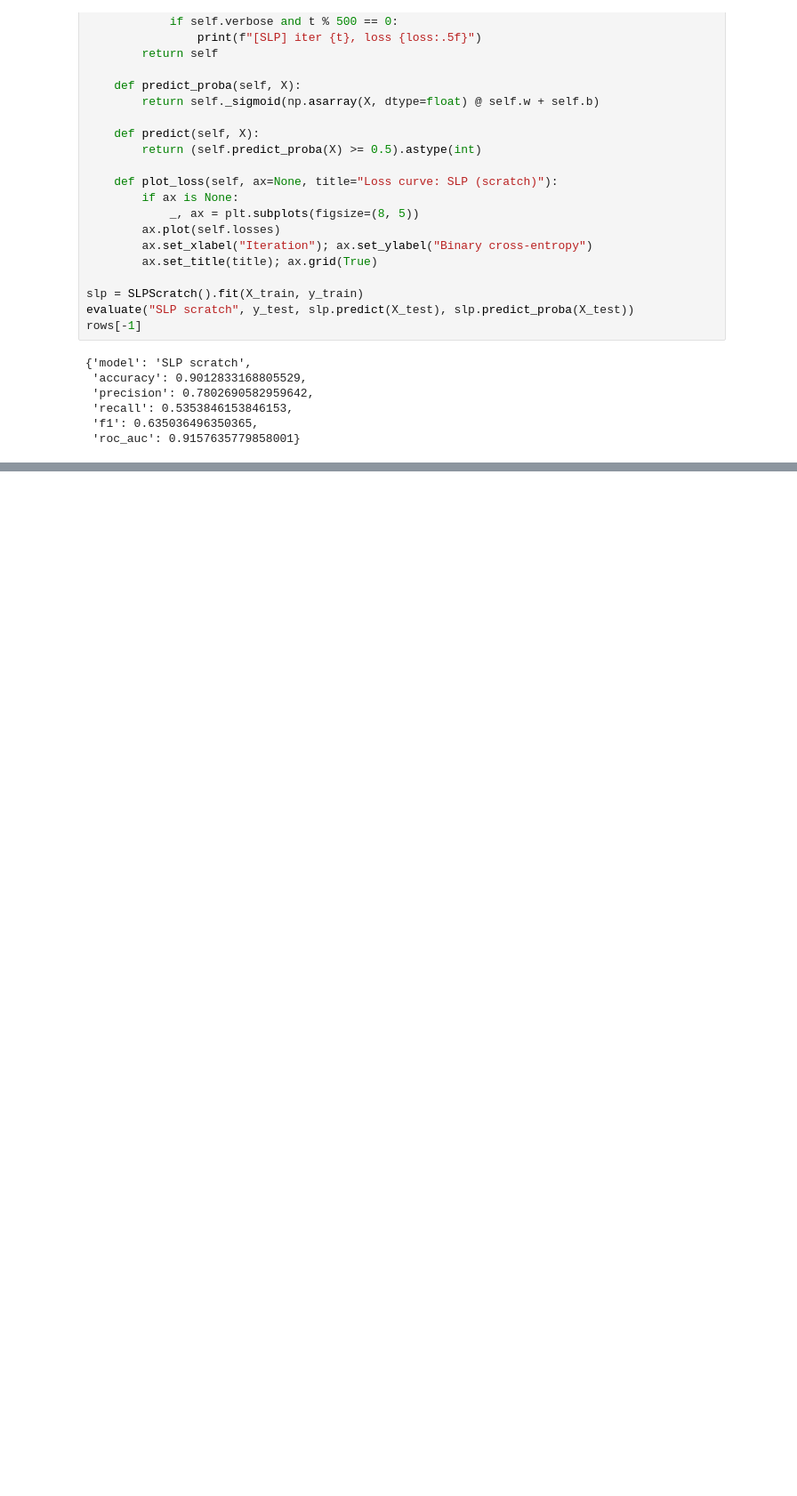
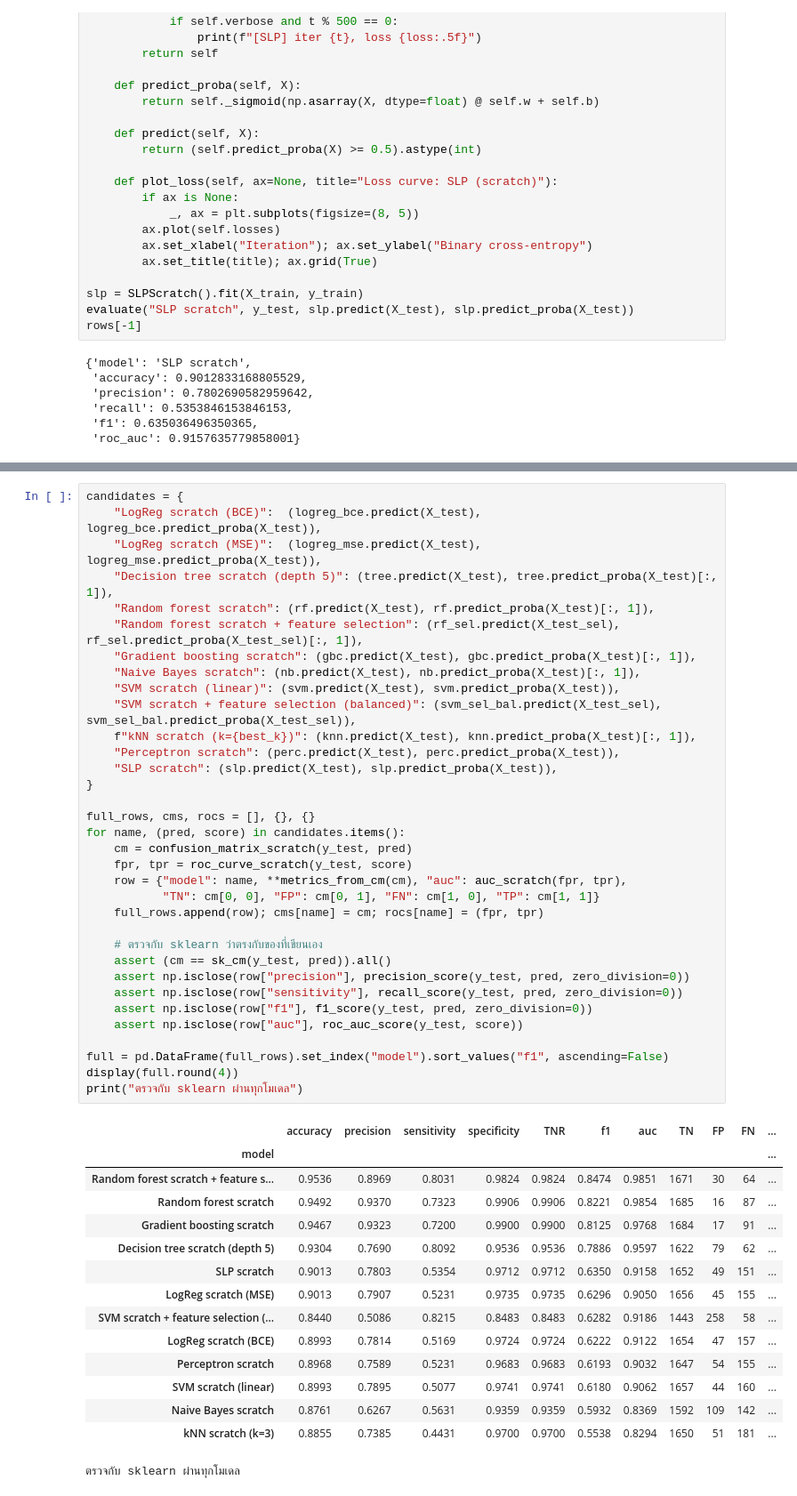
Before and after one commit to nj-nattida/Intro-to-ML, a Jupyter notebook: classification_compare.ipynb, the cells around one changed output, grey strips where cells are left out. Shown at 89% size. Drawn from its saved outputs; the diff is of its cells as text; blank space fills up the shorter version.

```diff
--- a/classification_compare.ipynb
+++ b/classification_compare.ipynb
@@ -978,0 +1018,50 @@ ax.set_title("Test-set metrics"); ax.invert_yaxis(); ax.grid(axis="x"); plt.tigh
+# %%
+candidates = {
+    "LogReg scratch (BCE)":  (logreg_bce.predict(X_test), logreg_bce.predict_proba(X_test)),
+    "LogReg scratch (MSE)":  (logreg_mse.predict(X_test), logreg_mse.predict_proba(X_test)),
+    "Decision tree scratch (depth 5)": (tree.predict(X_test), tree.predict_proba(X_test)[:, 1]),
+    "Random forest scratch": (rf.predict(X_test), rf.predict_proba(X_test)[:, 1]),
+    "Random forest scratch + feature selection": (rf_sel.predict(X_test_sel), rf_sel.predict_proba(X_test_sel)[:, 1]),
+    "Gradient boosting scratch": (gbc.predict(X_test), gbc.predict_proba(X_test)[:, 1]),
+    "Naive Bayes scratch": (nb.predict(X_test), nb.predict_proba(X_test)[:, 1]),
+    "SVM scratch (linear)": (svm.predict(X_test), svm.predict_proba(X_test)),
+    "SVM scratch + feature selection (balanced)": (svm_sel_bal.predict(X_test_sel), svm_sel_bal.predict_proba(X_test_sel)),
+    f"kNN scratch (k={best_k})": (knn.predict(X_test), knn.predict_proba(X_test)[:, 1]),
+    "Perceptron scratch": (perc.predict(X_test), perc.predict_proba(X_test)),
+    "SLP scratch": (slp.predict(X_test), slp.predict_proba(X_test)),
+}
+
+full_rows, cms, rocs = [], {}, {}
+for name, (pred, score) in candidates.items():
+    cm = confusion_matrix_scratch(y_test, pred)
+    fpr, tpr = roc_curve_scratch(y_test, score)
+    row = {"model": name, **metrics_from_cm(cm), "auc": auc_scratch(fpr, tpr),
+           "TN": cm[0, 0], "FP": cm[0, 1], "FN": cm[1, 0], "TP": cm[1, 1]}
+    full_rows.append(row); cms[name] = cm; rocs[name] = (fpr, tpr)
+
+    # ตรวจกับ sklearn ว่าตรงกับของที่เขียนเอง
+    assert (cm == sk_cm(y_test, pred)).all()
+    assert np.isclose(row["precision"], precision_score(y_test, pred, zero_division=0))
+    assert np.isclose(row["sensitivity"], recall_score(y_test, pred, zero_division=0))
+    assert np.isclose(row["f1"], f1_score(y_test, pred, zero_division=0))
+    assert np.isclose(row["auc"], roc_auc_score(y_test, score))
+
+full = pd.DataFrame(full_rows).set_index("model").sort_values("f1", ascending=False)
+display(full.round(4))
+print("ตรวจกับ sklearn ผ่านทุกโมเดล")
+# %% [output]
+|  | accuracy | precision | sensitivity | specificity | TNR | f1 | auc | TN | FP | FN | ... |
+| model |  |  |  |  |  |  |  |  |  |  | ... |
+| Random forest scratch + feature s... | 0.9536 | 0.8969 | 0.8031 | 0.9824 | 0.9824 | 0.8474 | 0.9851 | 1671 | 30 | 64 | ... |
+| Random forest scratch | 0.9492 | 0.9370 | 0.7323 | 0.9906 | 0.9906 | 0.8221 | 0.9854 | 1685 | 16 | 87 | ... |
+| Gradient boosting scratch | 0.9467 | 0.9323 | 0.7200 | 0.9900 | 0.9900 | 0.8125 | 0.9768 | 1684 | 17 | 91 | ... |
+| Decision tree scratch (depth 5) | 0.9304 | 0.7690 | 0.8092 | 0.9536 | 0.9536 | 0.7886 | 0.9597 | 1622 | 79 | 62 | ... |
+| SLP scratch | 0.9013 | 0.7803 | 0.5354 | 0.9712 | 0.9712 | 0.6350 | 0.9158 | 1652 | 49 | 151 | ... |
+| LogReg scratch (MSE) | 0.9013 | 0.7907 | 0.5231 | 0.9735 | 0.9735 | 0.6296 | 0.9050 | 1656 | 45 | 155 | ... |
+| SVM scratch + feature selection (... | 0.8440 | 0.5086 | 0.8215 | 0.8483 | 0.8483 | 0.6282 | 0.9186 | 1443 | 258 | 58 | ... |
+| LogReg scratch (BCE) | 0.8993 | 0.7814 | 0.5169 | 0.9724 | 0.9724 | 0.6222 | 0.9122 | 1654 | 47 | 157 | ... |
+| Perceptron scratch | 0.8968 | 0.7589 | 0.5231 | 0.9683 | 0.9683 | 0.6193 | 0.9032 | 1647 | 54 | 155 | ... |
+| SVM scratch (linear) | 0.8993 | 0.7895 | 0.5077 | 0.9741 | 0.9741 | 0.6180 | 0.9062 | 1657 | 44 | 160 | ... |
+| Naive Bayes scratch | 0.8761 | 0.6267 | 0.5631 | 0.9359 | 0.9359 | 0.5932 | 0.8369 | 1592 | 109 | 142 | ... |
+| kNN scratch (k=3) | 0.8855 | 0.7385 | 0.4431 | 0.9700 | 0.9700 | 0.5538 | 0.8294 | 1650 | 51 | 181 | ... |
+ตรวจกับ sklearn ผ่านทุกโมเดล
```
Also changed, not shown: parts of 4 cells of this notebook.
